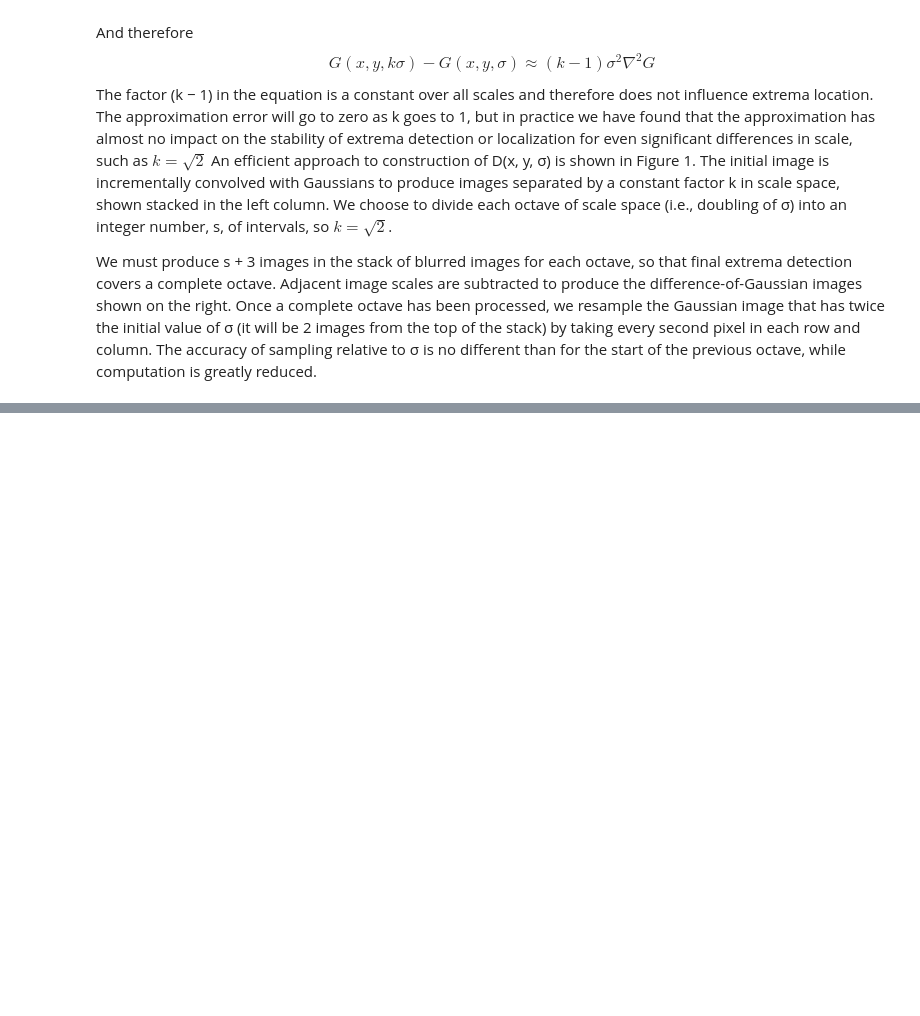
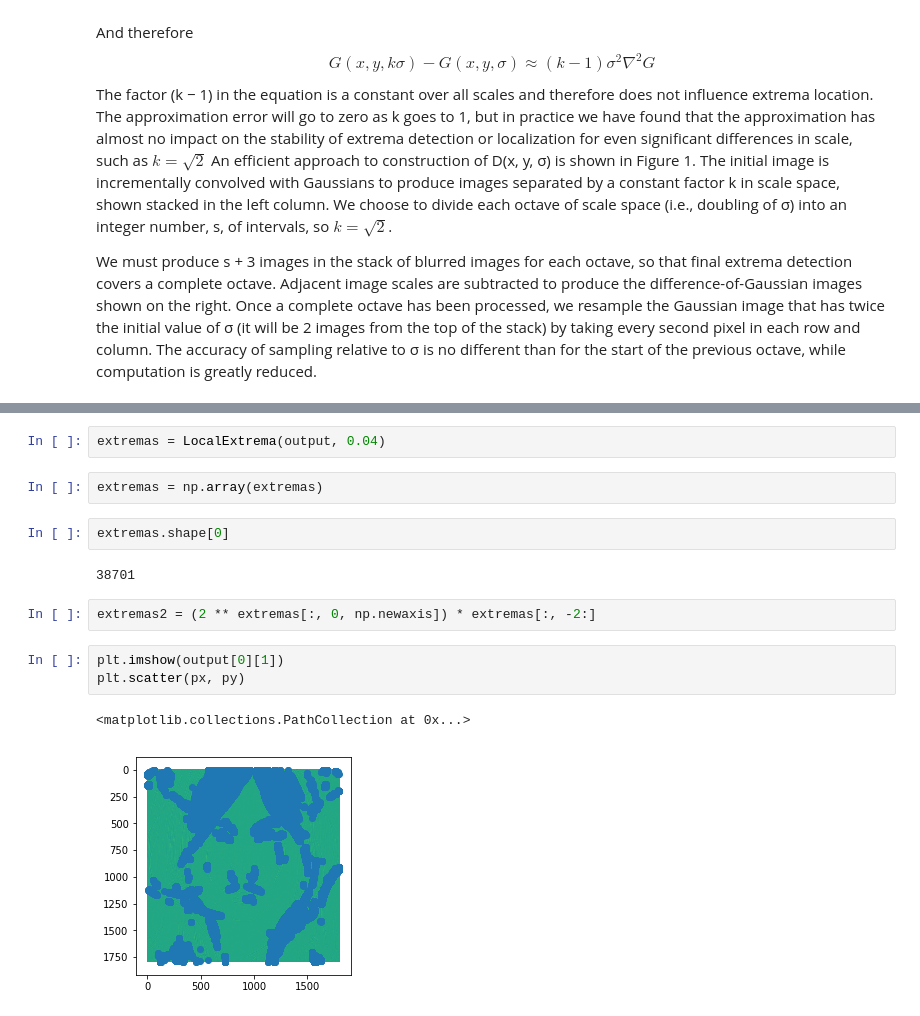
Before and after one commit to Misa-XU/jupyter, a Jupyter notebook: CV/Descriptors.ipynb, the cells around one changed output, grey strips where cells are left out. Drawn from its saved outputs; the diff is of its cells as text; blank space fills up the shorter version.

```diff
--- a/CV/Descriptors.ipynb
+++ b/CV/Descriptors.ipynb
@@ -183,0 +240,16 @@ def CreateDogSpace(img, noo, nos, sigma0, ksize):
+# %%
+extremas = LocalExtrema(output, 0.04)
+# %%
+extremas = np.array(extremas)
+# %%
+extremas.shape[0]
+# %% [output]
+38701
+# %%
+extremas2 = (2 ** extremas[:, 0, np.newaxis]) * extremas[:, -2:]
+# %%
+plt.imshow(output[0][1])
+plt.scatter(px, py)
+# %% [output]
+<matplotlib.collections.PathCollection at 0x...>
+[figure, added]
```
Also changed, not shown: parts of 8 cells of this notebook, 3 other files.
